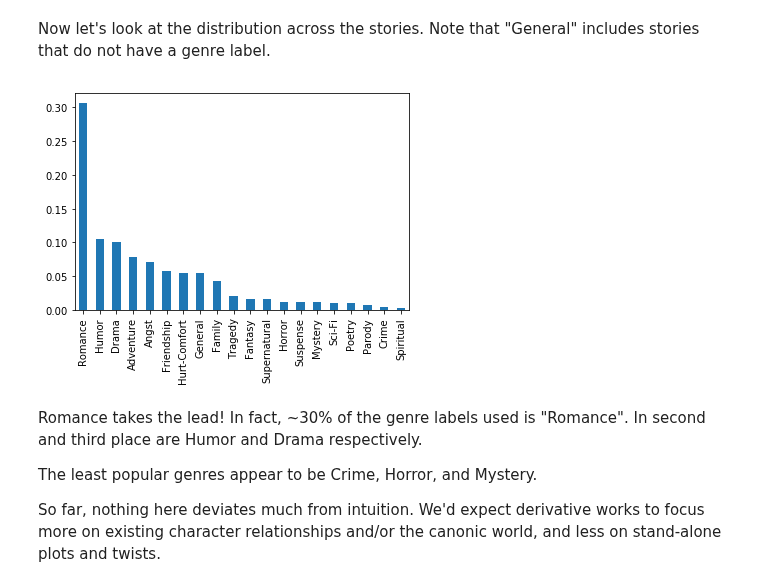
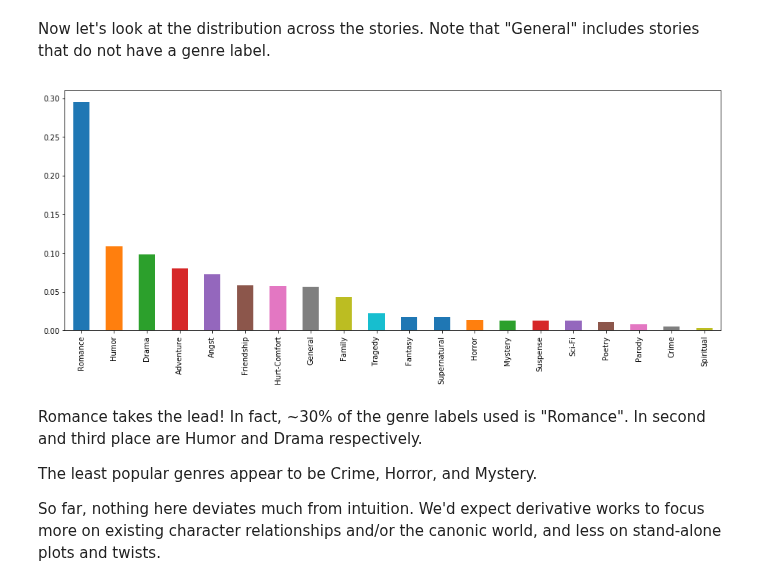
Before and after one commit to lily-tian/fanfictionstatistics, a Jupyter notebook: jupyter_notebooks/story_text_analysis.ipynb, the cells around one changed output. Saved outputs shown, nothing was run; the diff lists cells and outputs as text; code cells hidden in the pictures.

```diff
--- a/jupyter_notebooks/story_text_analysis.ipynb
+++ b/jupyter_notebooks/story_text_analysis.ipynb
@@ -112,8 +114,8 @@ with open ('../data/clean_data/df_story', 'rb') as fp:
 ## import nltk
 ## nltk.download()
 
-# creates subset of data of online stories
-df_online = df.loc[df.state == 'online', ].copy()
+# creates subset of data of online english stories
+df_online = df.loc[(df.state == 'online') & (df.language == 'English'), ].copy()
 
 # sets current year
 cyear = datetime.datetime.now().year
@@ -196,14 +241,15 @@ Now let's look at the distribution across the stories. Note that "General" inclu
 # %%
 # examines top genres individually
 genres_indiv = [item for sublist in df_online['genre'] for item in sublist]
 genres_indiv = pd.Series(genres_indiv).value_counts()
 
 # plots chart
+fig, ax = plt.subplots(figsize=(16, 6))
 (genres_indiv/np.sum(genres_indiv)).plot.bar()
 plt.xticks(rotation=90)
 plt.show()
 # %% [output]
-[figure, old version]
+[figure, new version]
 # %% [markdown]
 Romance takes the lead! In fact, ~30% of the genre labels used is "Romance". In second and third place are Humor and Drama respectively.
 
```
Also changed, not shown: parts of 10 cells of this notebook.
